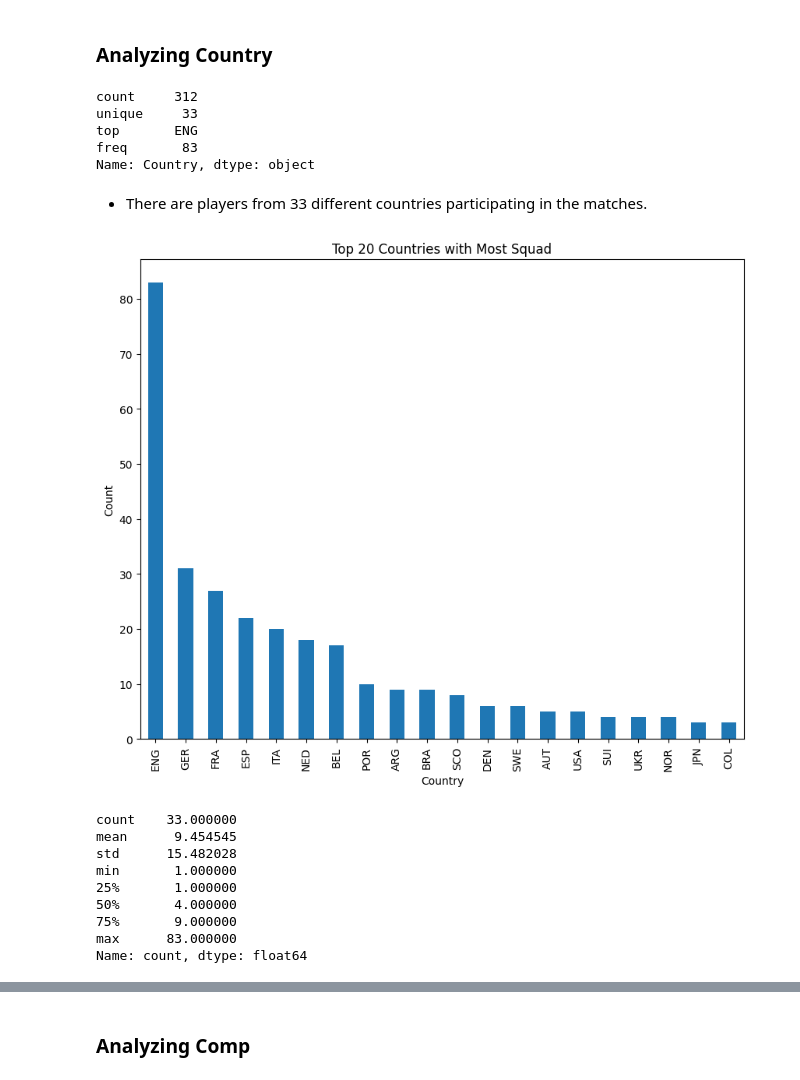
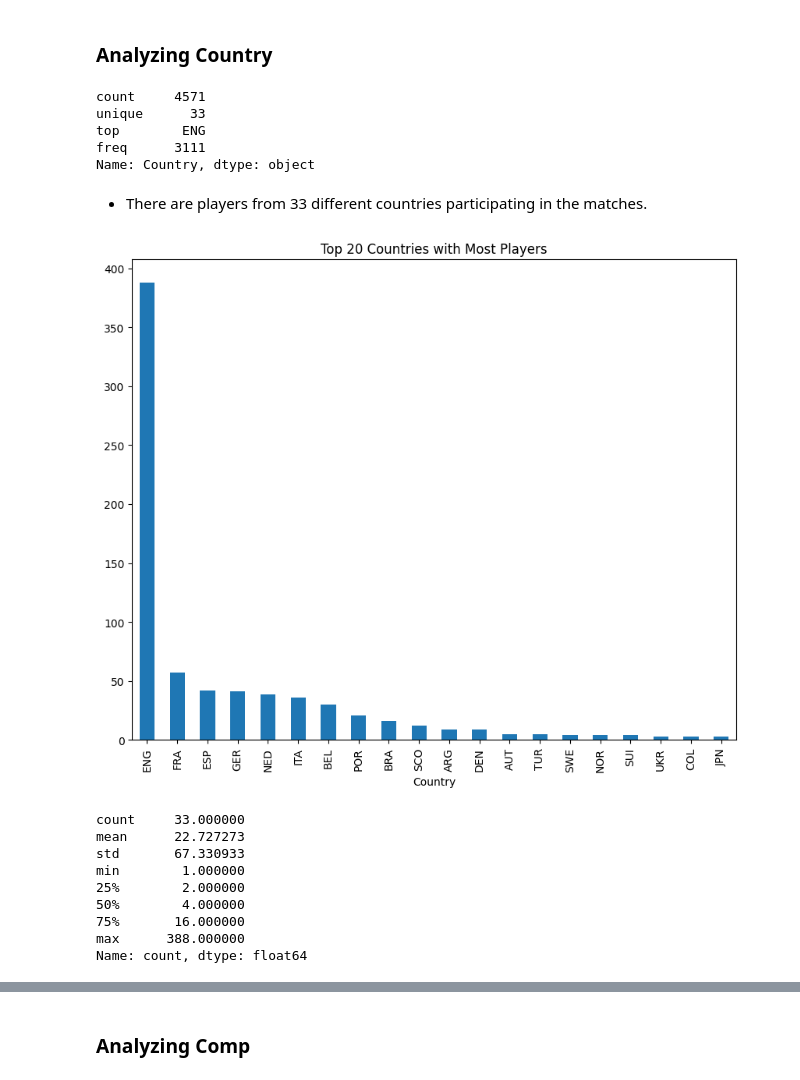
Before and after one commit to hwangdeokThien/CSC14119_IntroDS_final_project, a Jupyter notebook: src/notebooks/3.0-data_exploration.ipynb, the cells around one changed output, grey strips where cells are left out. Drawn from its saved outputs; the diff is of its cells as text; code cells hidden in the pictures.

```diff
--- a/src/notebooks/3.0-data_exploration.ipynb
+++ b/src/notebooks/3.0-data_exploration.ipynb
@@ -203,42 +174,34 @@ Name: count, dtype: float64
 - 25% of the teams have only one player participating across the 10 seasons.
 # %% [markdown]
 ### Analyzing Country
-# %%
-# Get Country data
-df_country = df[['Squad', 'Country']].drop_duplicates()['Country']   # Drop dulicated rows in squad and country data
-df_country.describe()
-# %% [output]
-count     312
-unique     33
-top       ENG
-freq       83
-Name: Country, dtype: object
+# %%
+df['Country'].describe()
+# %% [output]
+count     4571
+unique      33
+top        ENG
+freq      3111
+Name: Country, dtype: object
 # %% [markdown]
 - There are players from 33 different countries participating in the matches.
-# %%
-# Visualize the distribution of squad across countries for the top 20 countries
-country_count = df_country.value_counts()   # Count the occurrences of each unique value in the 'Country' column
-
-# Visualize
-plt.figure(figsize=(10,8))
-
-country_count[:20].plot(kind='bar')
-plt.ylabel('Count')
-plt.title('Top 20 Countries with Most Squad')
-plt.show()
-# %% [output]
-[figure, removed]
-# %%
-country_count.describe()
-# %% [output]
-count    33.000000
-mean      9.454545
-std      15.482028
-min       1.000000
-25%       1.000000
-50%       4.000000
-75%       9.000000
-max      83.000000
-Name: count, dtype: float64
+# %%
+plt.figure(figsize=(10,8))
+df[['Name', 'Country']].drop_duplicates()['Country'].value_counts()[:20].plot(kind='bar')
+plt.title('Top 20 Countries with Most Players')
+plt.show()
+# %% [output]
+[figure, added]
+# %%
+df[['Name', 'Country']].drop_duplicates()['Country'].value_counts().describe()
+# %% [output]
+count     33.000000
+mean      22.727273
+std       67.330933
+min        1.000000
+25%        2.000000
+50%        4.000000
+75%       16.000000
+max      388.000000
+Name: count, dtype: float64
 # %% [markdown]
 - It is evident that ENG (England) has the highest number of participating players, exceeding the second-ranked country, FRA (France), by more than 7 times.
```
Also changed, not shown: parts of 102 cells of this notebook.
